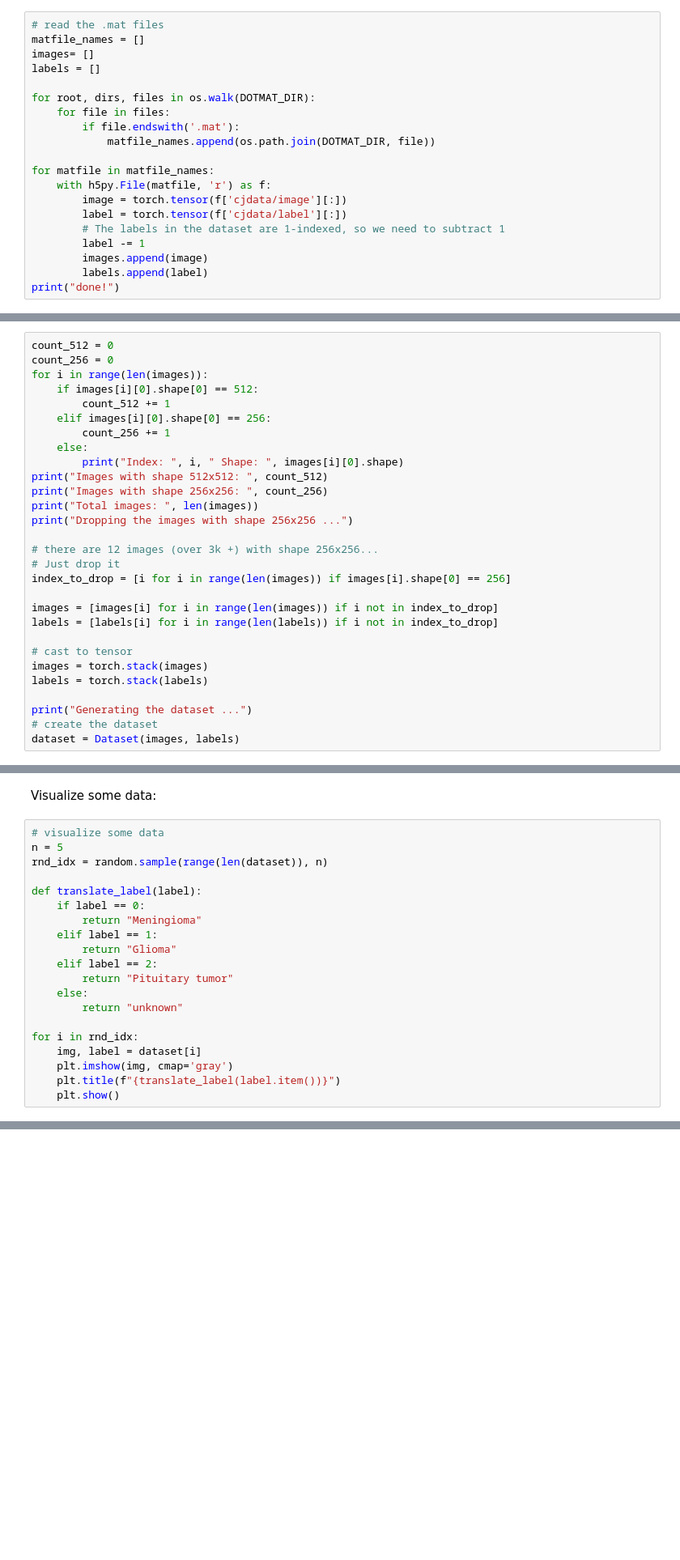
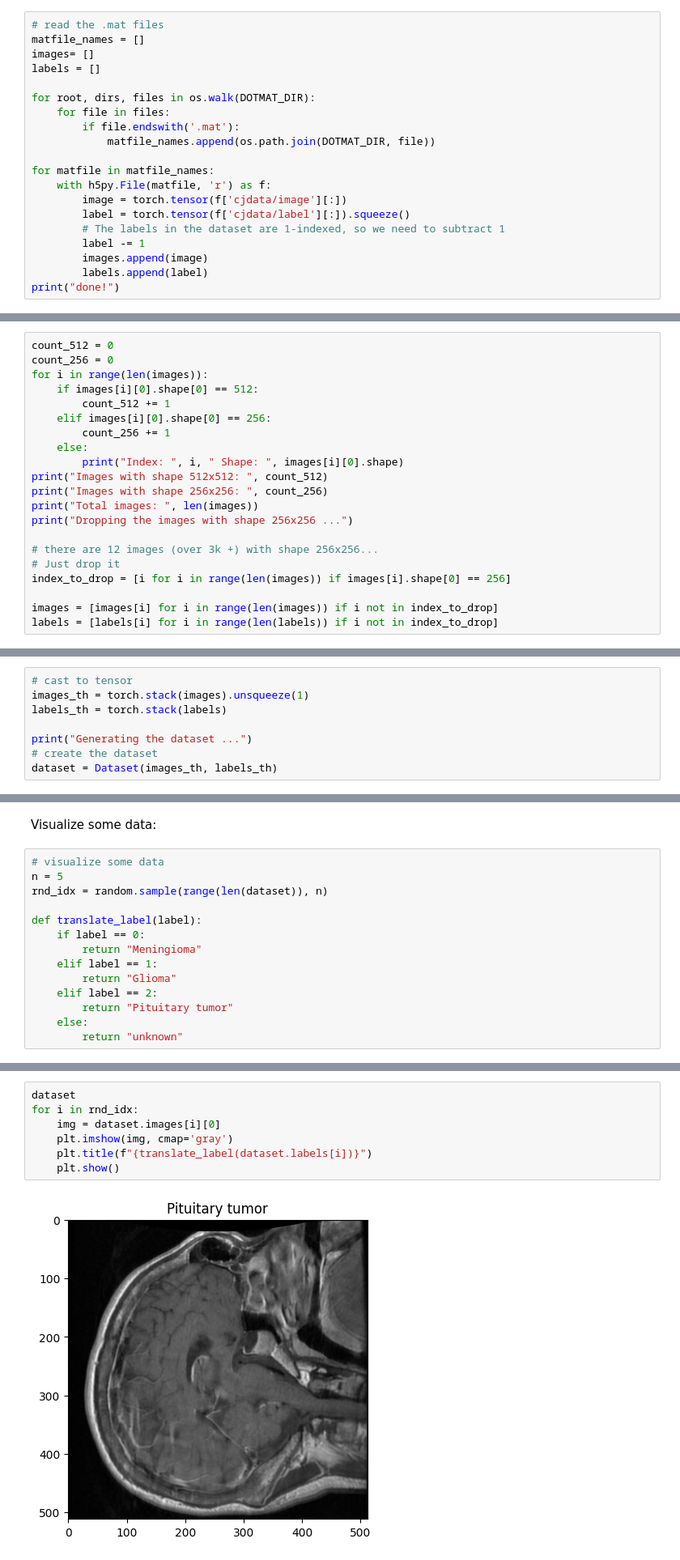
Before and after one commit to IsacPasianotto/federatedlearning, a Jupyter notebook: dataset_generator_Brain.ipynb, the cells around one changed output, grey strips where cells are left out. Shown at 81% size. Drawn from its saved outputs; the diff is of its cells as text; blank space fills up the shorter version.

```diff
--- a/dataset_generator_Brain.ipynb
+++ b/dataset_generator_Brain.ipynb
@@ -78,7 +66,7 @@ for root, dirs, files in os.walk(DOTMAT_DIR):
 for matfile in matfile_names:
     with h5py.File(matfile, 'r') as f:
         image = torch.tensor(f['cjdata/image'][:])
-        label = torch.tensor(f['cjdata/label'][:])
+        label = torch.tensor(f['cjdata/label'][:]).squeeze()
         # The labels in the dataset are 1-indexed, so we need to subtract 1
         label -= 1
         images.append(image)
@@ -126,14 +124,6 @@ index_to_drop = [i for i in range(len(images)) if images[i].shape[0] == 256]
 
 images = [images[i] for i in range(len(images)) if i not in index_to_drop]
 labels = [labels[i] for i in range(len(labels)) if i not in index_to_drop]
-
-# cast to tensor
-images = torch.stack(images)
-labels = torch.stack(labels)
-
-print("Generating the dataset ...")
-# create the dataset
-dataset = Dataset(images, labels)
 # %% [output]
 Images with shape 512x512:  3049
 Images with shape 256x256:  15
@@ -142,0 +132,8 @@ Generating the dataset ...
+# %%
+# cast to tensor
+images_th = torch.stack(images).unsqueeze(1)
+labels_th = torch.stack(labels)
+
+print("Generating the dataset ...")
+# create the dataset
+dataset = Dataset(images_th, labels_th)
@@ -159,9 +158,3 @@ def translate_label(label):
         return "Pituitary tumor"
     else:
         return "unknown"
-
-for i in rnd_idx:
-    img, label = dataset[i]
-    plt.imshow(img, cmap='gray')
-    plt.title(f"{translate_label(label.item())}")
-    plt.show()
@@ -173,0 +161,9 @@ for i in rnd_idx:
+# %%
+dataset
+for i in rnd_idx:
+    img = dataset.images[i][0]
+    plt.imshow(img, cmap='gray')
+    plt.title(f"{translate_label(dataset.labels[i])}")
+    plt.show()
+# %% [output]
+[figure, added]
```
Also changed, not shown: parts of 7 cells of this notebook, 6 other files.
